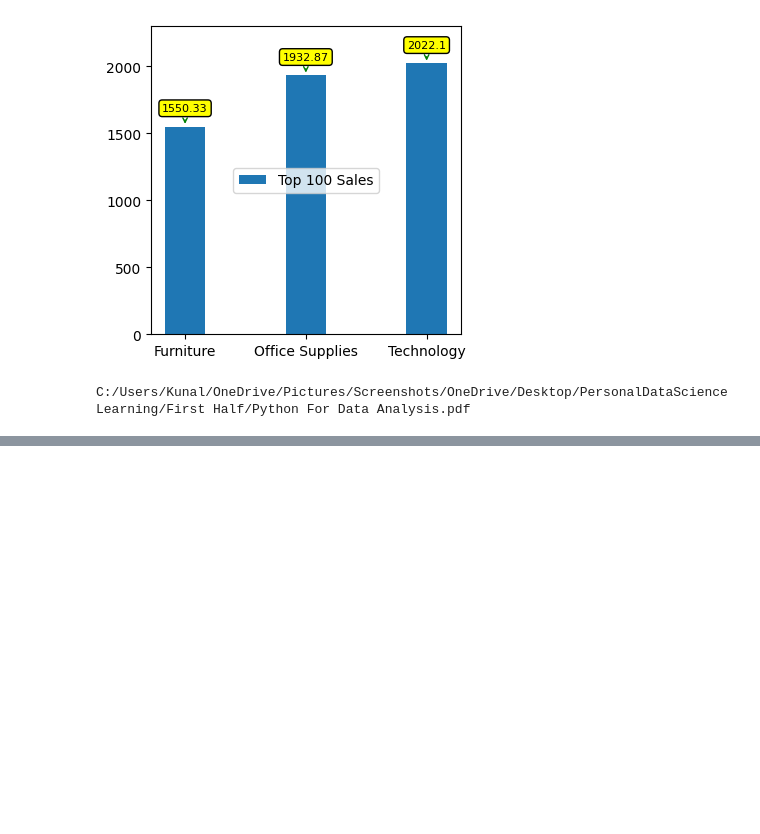
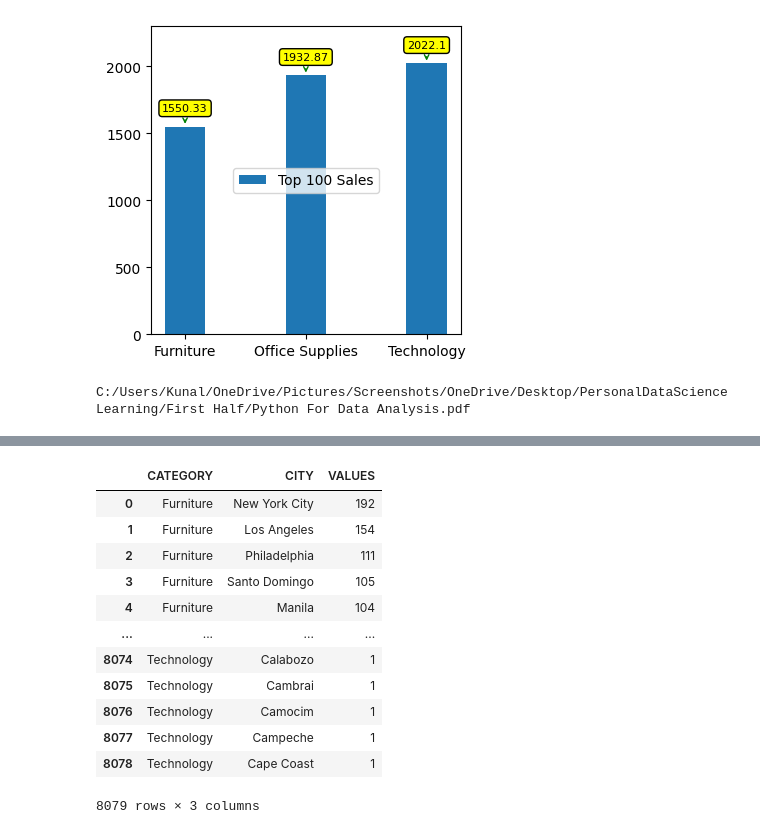
Before and after one commit to kunalmeon/Data-Analysis-Examples, a Jupyter notebook: SuperStoreData.ipynb, the cells around one changed output, grey strips where cells are left out. Cells and saved outputs as stored; diff of their text form; code cells hidden in the pictures; blank space fills up the shorter version.

```diff
--- a/SuperStoreData.ipynb
+++ b/SuperStoreData.ipynb
@@ -2545,0 +2509,22 @@ Length: 2471, dtype: int64
+# %%
+# The quest is find out which city made highest purchase with particular type
+# category i.e city with most sold type categroy
+
+cityCategory=mySuperStoreDataFrame[["CATEGORY","CITY"]].groupby("CATEGORY").value_counts().\
+reset_index(name="VALUES")
+
+cityCategory
+# %% [output]
+|  | CATEGORY | CITY | VALUES |
+| 0 | Furniture | New York City | 192 |
+| 1 | Furniture | Los Angeles | 154 |
+| 2 | Furniture | Philadelphia | 111 |
+| 3 | Furniture | Santo Domingo | 105 |
+| 4 | Furniture | Manila | 104 |
+| ... | ... | ... | ... |
+| 8074 | Technology | Calabozo | 1 |
+| 8075 | Technology | Cambrai | 1 |
+| 8076 | Technology | Camocim | 1 |
+| 8077 | Technology | Campeche | 1 |
+| 8078 | Technology | Cape Coast | 1 |
+8079 rows × 3 columns
```
Also changed, not shown: parts of 12 cells of this notebook.
